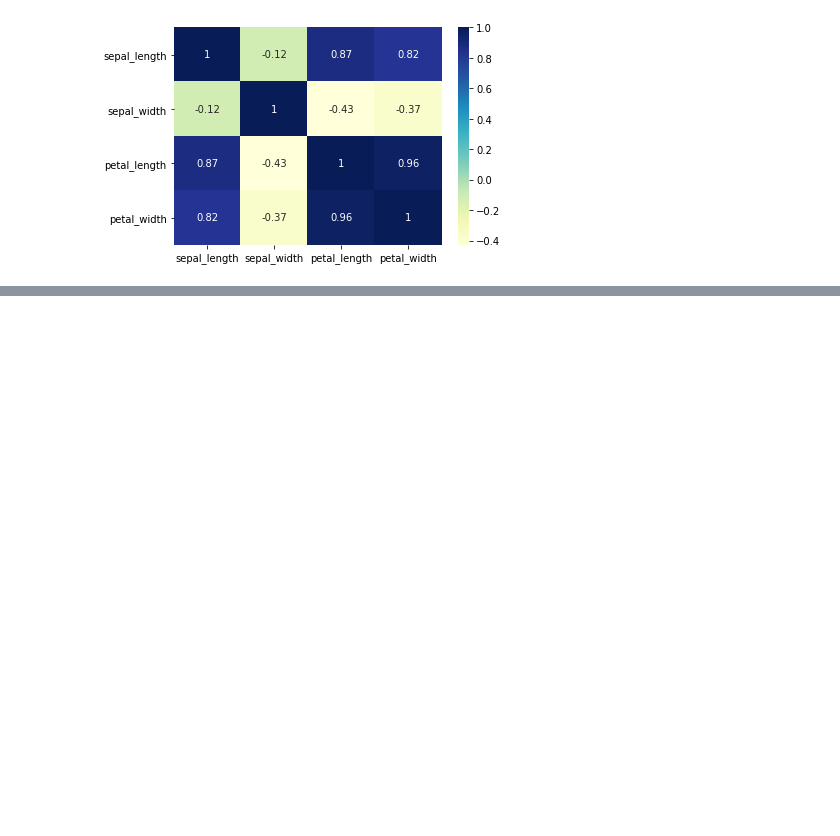
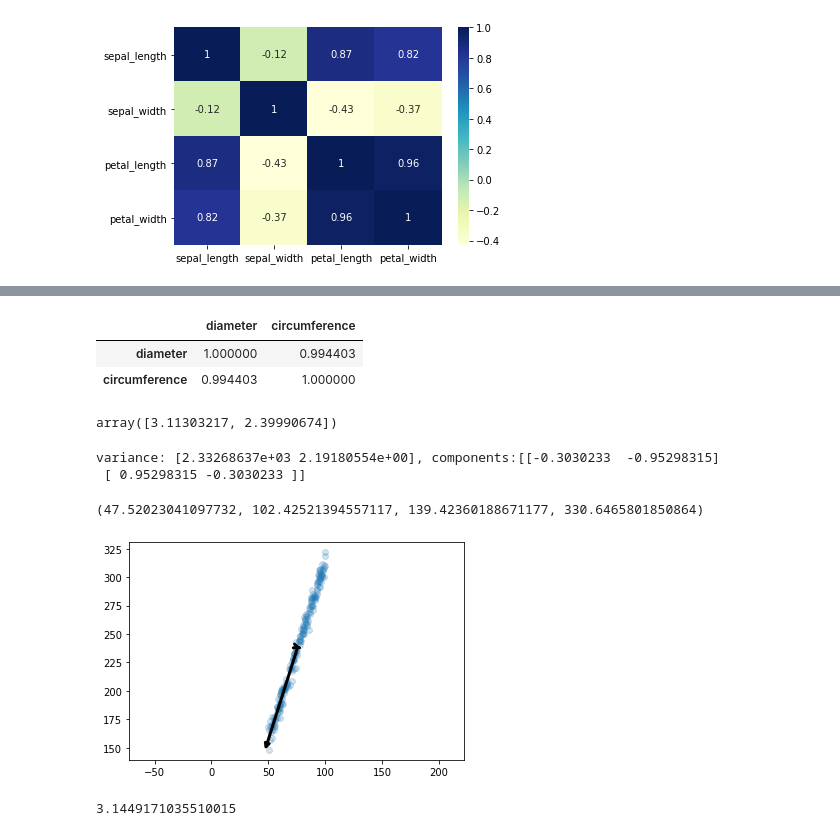
Before and after one commit to hadeutscher/openu-ds-presentation, a Jupyter notebook: Presentation.ipynb, the cells around one changed output, grey strips where cells are left out. Saved outputs shown, nothing was run; the diff lists cells and outputs as text; code cells hidden in the pictures; blank space fills up the shorter version.

```diff
--- a/Presentation.ipynb
+++ b/Presentation.ipynb
@@ -81,3 +81,8 @@ sns.heatmap(data.corr(), cmap="YlGnBu", annot=True)
 # %% [output]
 <matplotlib.axes._subplots.AxesSubplot at 0x...>
 [figure]
+# %%
+import numpy as np
+x = 50 + 50 * np.random.rand(200)
+y = np.pi * x + np.random.randn(200) * 5
+(df := pd.DataFrame({"diameter": x, "circumference": y}))
@@ -83,0 +107,32 @@ sns.heatmap(data.corr(), cmap="YlGnBu", annot=True)
+# %%
+df.corr()
+# %% [output]
+|  | diameter | circumference |
+| diameter | 1.000000 | 0.994403 |
+| circumference | 0.994403 | 1.000000 |
+# %%
+np.polyfit(x,y,1)
+# %% [output]
+array([3.11303217, 2.39990674])
+# %%
+from sklearn.decomposition import PCA
+pca = PCA(n_components=2)
+pca.fit(df)
+print(f"variance: {pca.explained_variance_}, components:{pca.components_}")
+# %% [output]
+variance: [2.33268637e+03 2.19180554e+00], components:[[-0.3030233  -0.95298315]
+ [ 0.95298315 -0.3030233 ]]
+# %%
+plt.scatter(x, y, alpha=0.2)
+for length, vector in zip(pca.explained_variance_, pca.components_):
+    v = vector * 2 * np.sqrt(length)
+    plt.annotate('', pca.mean_ + v, pca.mean_,
+    arrowprops = dict(arrowstyle='->', linewidth=3))
+plt.axis('equal')
+# %% [output]
+(47.52023041097732, 102.42521394557117, 139.42360188671177, 330.6465801850864)
+[figure, added]
+# %%
+pca.components_[0][1]/pca.components_[0][0]
+# %% [output]
+3.1449171035510015
```
Also changed, not shown: parts of 14 cells of this notebook.
